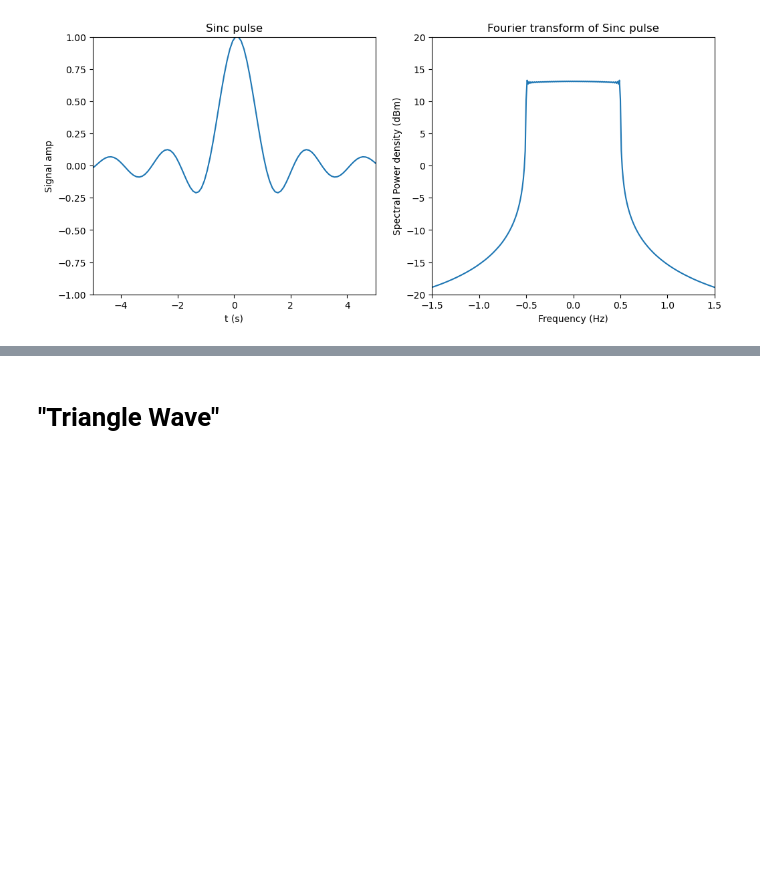
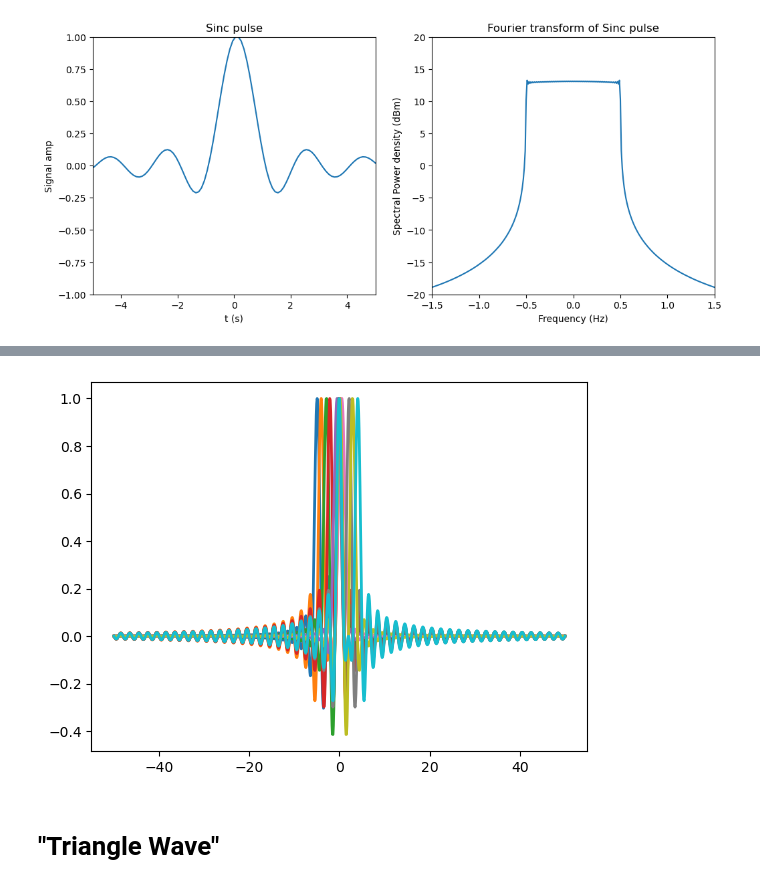
Before and after one commit to abhishekchak52/radar-ml, a Jupyter notebook: gen_signal_data.ipynb, the cells around one changed output, grey strips where cells are left out. Saved outputs shown, nothing was run; the diff lists cells and outputs as text; code cells hidden in the pictures; blank space fills up the shorter version.

```diff
--- a/gen_signal_data.ipynb
+++ b/gen_signal_data.ipynb
@@ -89,3 +90,7 @@ plt.ylim(-1.1, 1.1)
+# %%
+plt.plot(tlist, ret_sig_list.T[:, ::1000], lw=2);
+# %% [output]
+[figure, added]
 # %% [markdown]
 # "Triangle Wave"
 # %%
```
Also changed, not shown: parts of 26 cells of this notebook, 2 other files.
